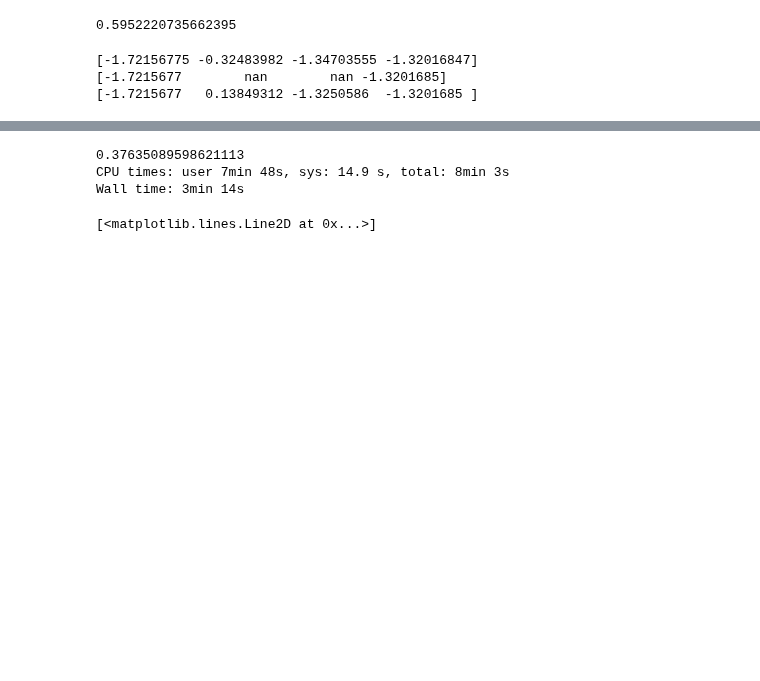
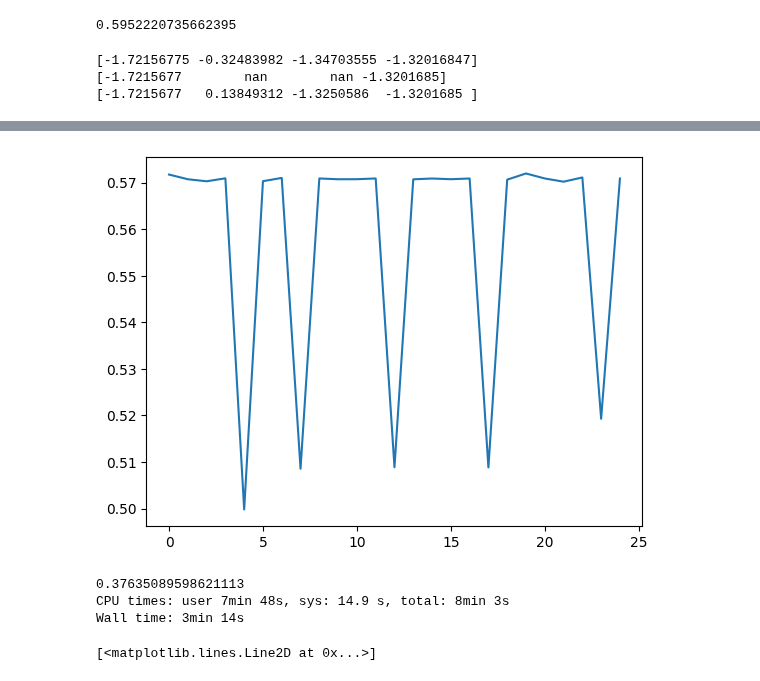
Before and after one commit to jimmyjz1127/bayesian-mixture-model-missing-data, a Jupyter notebook: test.ipynb, the cells around one changed output, grey strips where cells are left out. Cells and saved outputs as stored; diff of their text form; code cells hidden in the pictures; blank space fills up the shorter version.

```diff
--- a/test.ipynb
+++ b/test.ipynb
@@ -340,12 +322,0 @@ Wall time: 7.64 s
-# %%
-dirpath = "./../Datasets/Bernoulli/Processed/mushroom/"
-
-X_train = np.load(dirpath + "X_train_mushroom.npy")
-y_train = np.load(dirpath + "y_train_mushroom.npy")
-
-N,D = X_train.shape
-X_cover1 = np.empty_like(X_train, dtype='f')
-X_cover1[:] = X_train
-for i in range(0,len(X_cover1)):
-    indices = random.sample(range(0,D), D//2)
-    X_cover1[i][indices] = np.nan
@@ -365,3 +335,19 @@ Wall time: 582 ms
+# %%
+synthetic_params = BMMPriorParameters(X_cover1, 10)
+vbem_gmm_model = BMMVBEM(synthetic_params)
+scores = []
+iters = []
+samples=[]
+for i in range(25):
+    result = vbem_gmm_model.fit(X_cover1)
+    samples.append(result)
+    scores.append(adjusted_rand_score(result['z'], y_train_synthetic))
+    iters.append(len(result['loglike']))
+
+plt.plot(scores)
+plt.show()
+# %% [output]
+[figure, added]
 # %%
 from sklearn.datasets import fetch_openml
 mnist = fetch_openml('mnist_784', parser ='auto')
```
Also changed, not shown: parts of 12 cells of this notebook, 16 other files.
